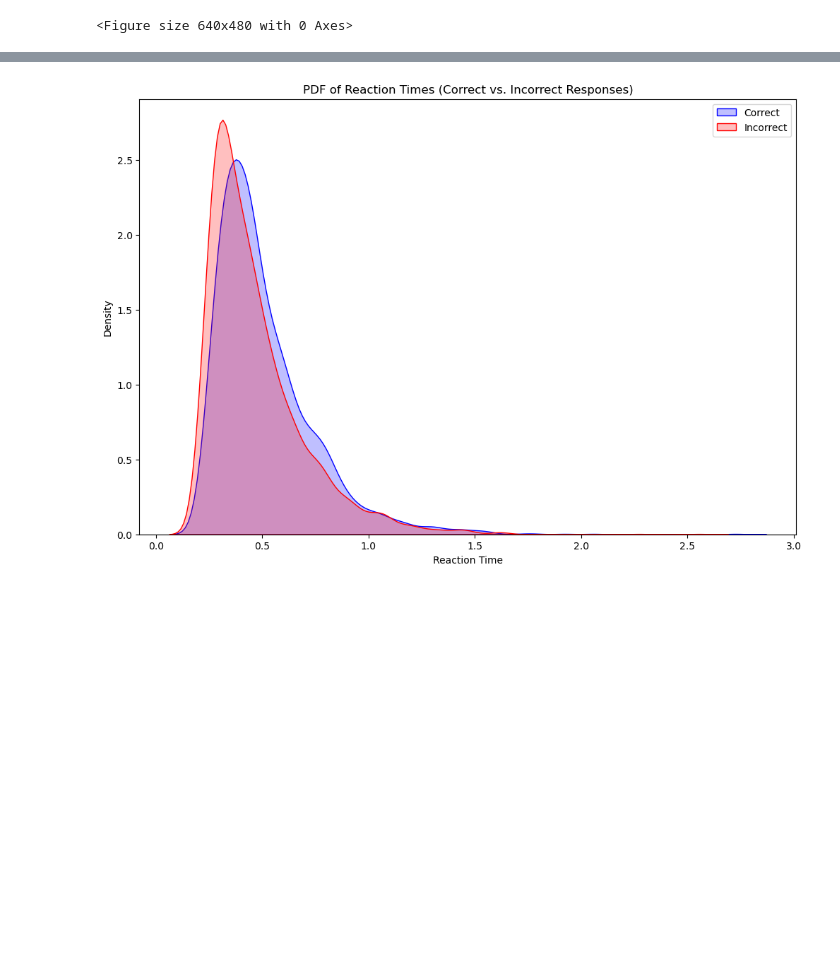
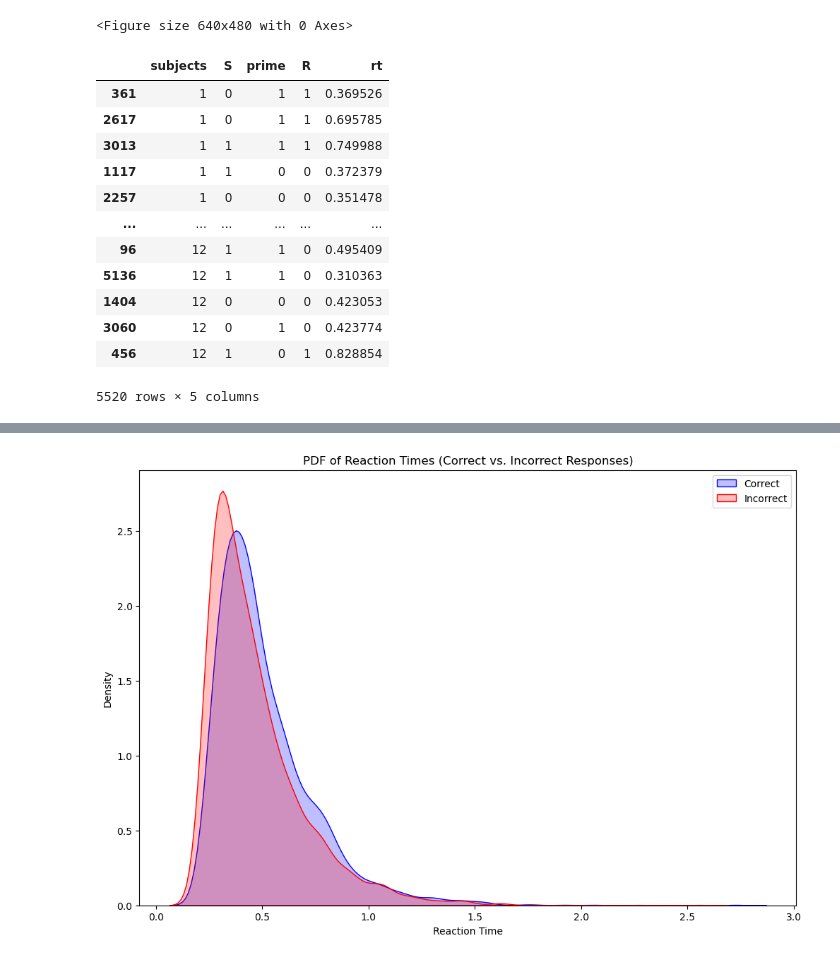
Before and after one commit to JesseK18/DDM_final-, a Jupyter notebook: data.ipynb, the cells around one changed output, grey strips where cells are left out. Drawn from its saved outputs; the diff is of its cells as text; code cells hidden in the pictures; blank space fills up the shorter version.

```diff
--- a/data.ipynb
+++ b/data.ipynb
@@ -45,3 +45,19 @@ plt.savefig('reaction_times.png')
 2257         1  0      0  0  0.351478
 [figure]
 <Figure size 640x480 with 0 Axes>
+# %%
+df
+# %% [output]
+|  | subjects | S | prime | R | rt |
+| 361 | 1 | 0 | 1 | 1 | 0.369526 |
+| 2617 | 1 | 0 | 1 | 1 | 0.695785 |
+| 3013 | 1 | 1 | 1 | 1 | 0.749988 |
+| 1117 | 1 | 1 | 0 | 0 | 0.372379 |
+| 2257 | 1 | 0 | 0 | 0 | 0.351478 |
+| ... | ... | ... | ... | ... | ... |
+| 96 | 12 | 1 | 1 | 0 | 0.495409 |
+| 5136 | 12 | 1 | 1 | 0 | 0.310363 |
+| 1404 | 12 | 0 | 0 | 0 | 0.423053 |
+| 3060 | 12 | 0 | 1 | 0 | 0.423774 |
+| 456 | 12 | 1 | 0 | 1 | 0.828854 |
+5520 rows × 5 columns
```
Also changed, not shown: parts of 17 cells of this notebook.
